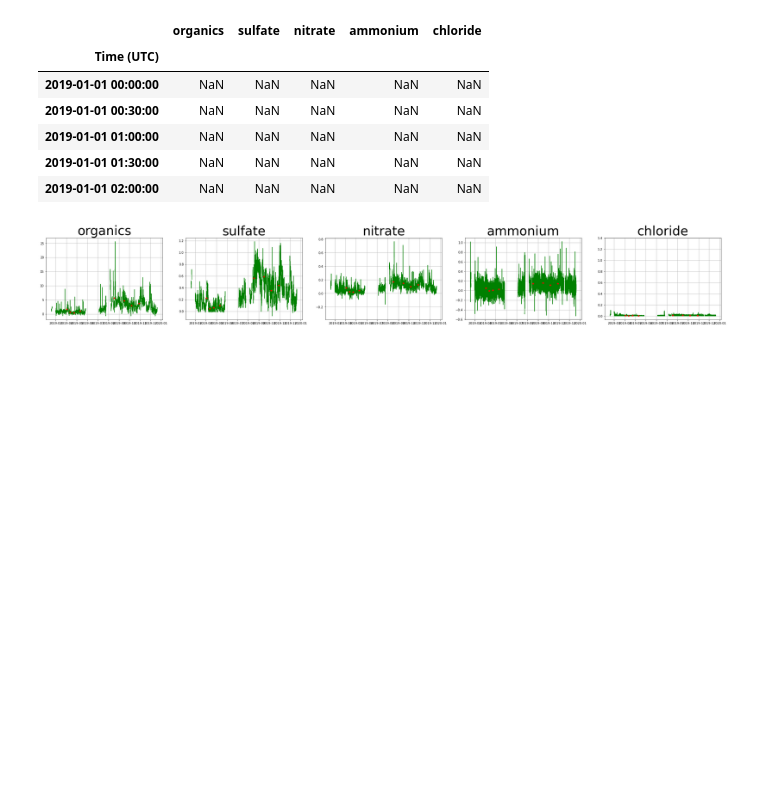
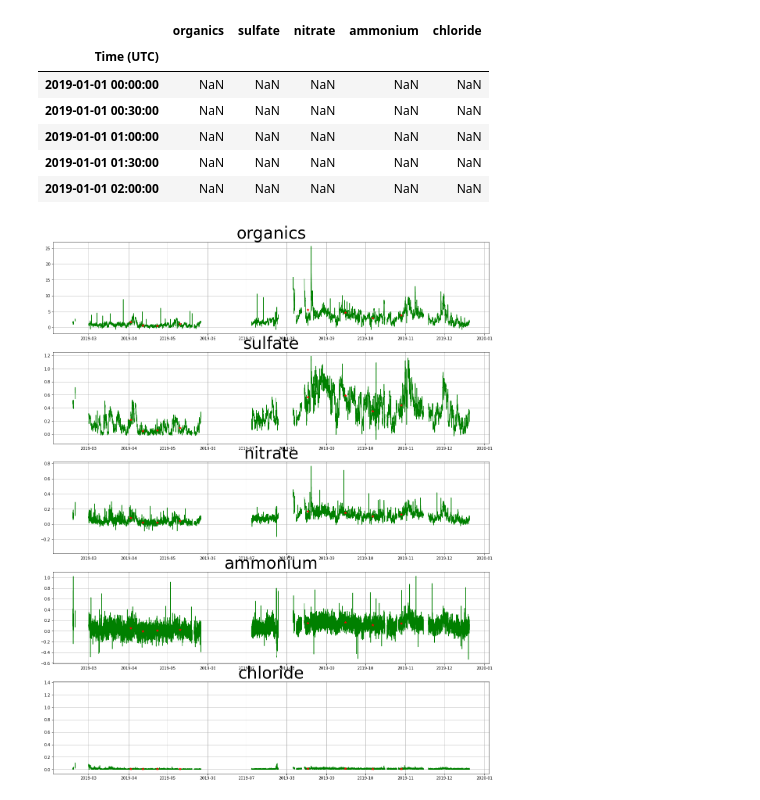
Before and after one commit to djasantos/PhD, a Jupyter notebook: sincronizaDadosACSM.ipynb, the cells around one changed output. Drawn from its saved outputs; the diff is of its cells as text; code cells hidden in the pictures; blank space fills up the shorter version.

```diff
--- a/sincronizaDadosACSM.ipynb
+++ b/sincronizaDadosACSM.ipynb
@@ -53,12 +53,12 @@ for intervalo in deltaFilter:
                    ignore_index=True)
 syncACSM = syncACSM.set_index('timeFilter')
 # %%
-fig, ax = plt.subplots(1,5,figsize=(40,5))
+fig, ax = plt.subplots(5,figsize=(20,25))
 # Plots
 for especie, i in zip(['organics','sulfate','nitrate','ammonium','chloride'],range(5)):
   ax[i].plot(acsmDF[especie],'g')
   ax[i].plot(syncACSM[especie],'r*')
   ax[i].set_title(especie,fontsize=42)
   ax[i].grid()
 # %% [output]
-[figure, old version]
+[figure, new version]
```
